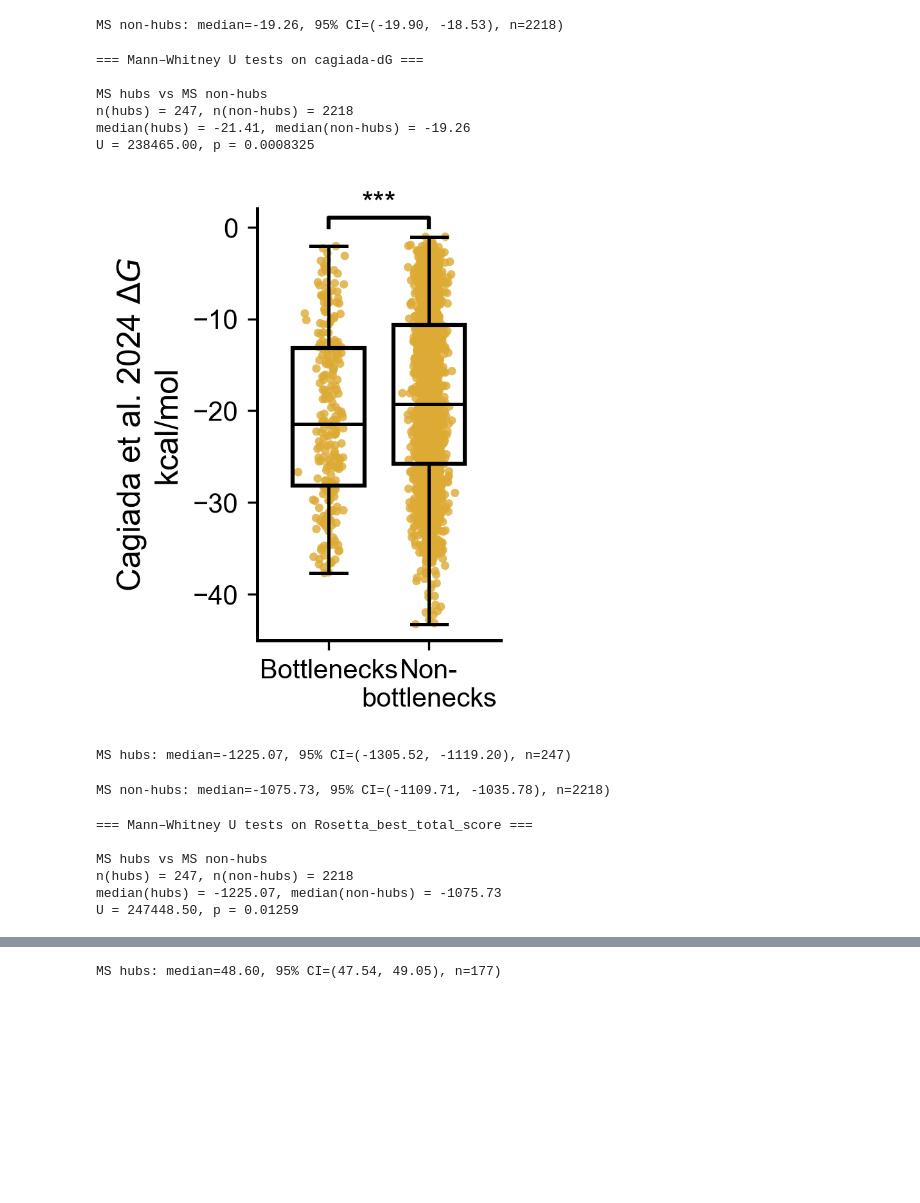
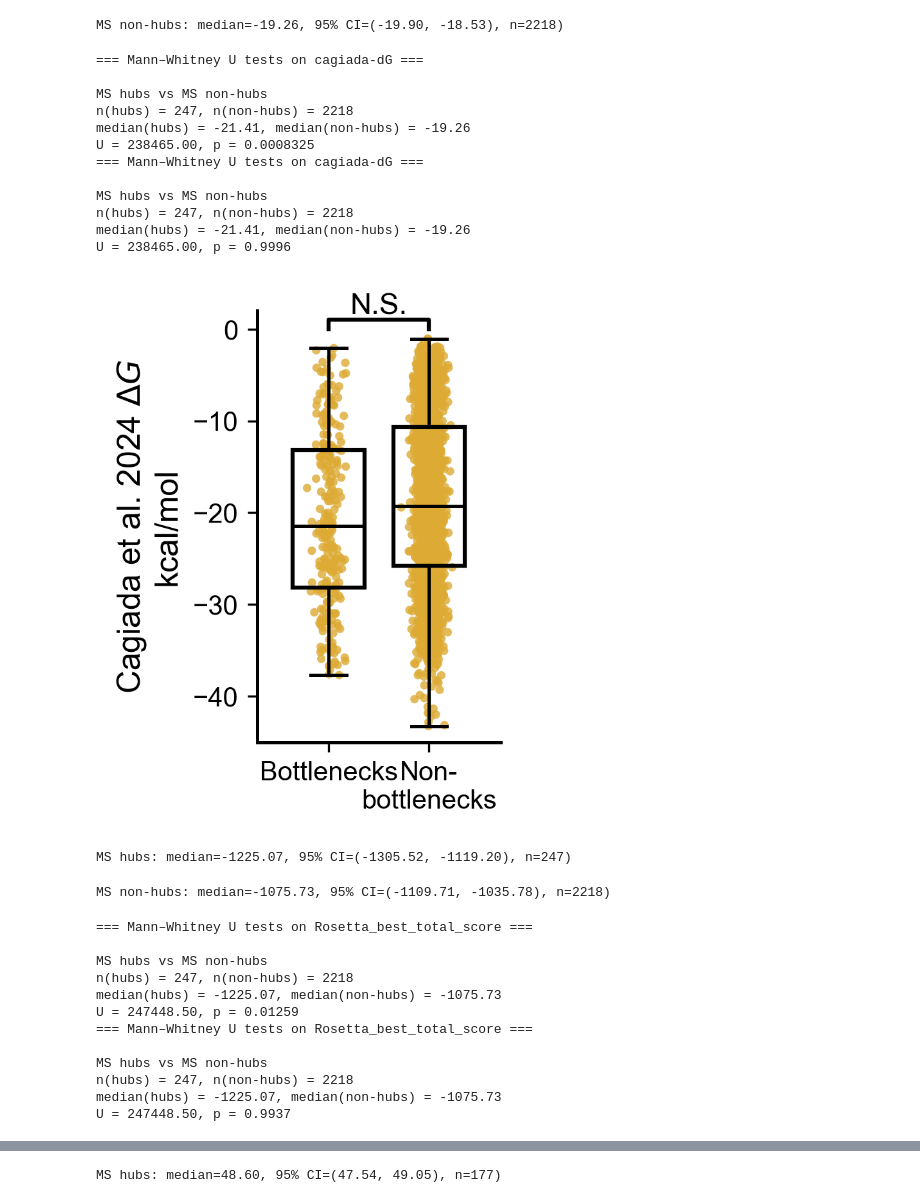
Before and after one commit to NCEMS/energetic-origins-of-PPI-connectivity, a Jupyter notebook: figures/supplementary/3-supplementary-figure.ipynb, the cells around one changed output, grey strips where cells are left out. Cells and saved outputs as stored; diff of their text form; code cells hidden in the pictures; blank space fills up the shorter version.

```diff
--- a/figures/supplementary/3-supplementary-figure.ipynb
+++ b/figures/supplementary/3-supplementary-figure.ipynb
@@ -315,6 +331,16 @@ print("\nMS hubs vs MS non-hubs")
 print(f"n(hubs) = {len(ms_hub_vals)}, n(non-hubs) = {len(ms_nothub_vals)}")
 print(f"median(hubs) = {np.median(ms_hub_vals):.2f}, median(non-hubs) = {np.median(ms_nothub_vals):.2f}")
 print(f"U = {ms_u:.2f}, p = {ms_p:.4g}")
+
+# MS: hubs vs non-hubs
+ms_u, ms_p = mannwhitneyu(ms_hub_vals, ms_nothub_vals, alternative="greater")
+
+print("=== Mann–Whitney U tests on cagiada-dG ===")
+
+print("\nMS hubs vs MS non-hubs")
+print(f"n(hubs) = {len(ms_hub_vals)}, n(non-hubs) = {len(ms_nothub_vals)}")
+print(f"median(hubs) = {np.median(ms_hub_vals):.2f}, median(non-hubs) = {np.median(ms_nothub_vals):.2f}")
+print(f"U = {ms_u:.2f}, p = {ms_p:.4g}")
 # %% [output]
 === Mann–Whitney U tests on cagiada-dG ===
 
@@ -322,6 +348,12 @@ MS hubs vs MS non-hubs
 n(hubs) = 247, n(non-hubs) = 2218
 median(hubs) = -21.41, median(non-hubs) = -19.26
 U = 238465.00, p = 0.0008325
+=== Mann–Whitney U tests on cagiada-dG ===
+
+MS hubs vs MS non-hubs
+n(hubs) = 247, n(non-hubs) = 2218
+median(hubs) = -21.41, median(non-hubs) = -19.26
+U = 238465.00, p = 0.9996
 # %%
 # Plot annotations
 def add_bracket_with_text(ax, x1, x2, y, text):
@@ -399,36 +431,36 @@ ax.set_ylim(-45, 2)   # 5% padding at bottom, 0 at top
 
 # Place significance bracket at a fixed, nice height just above 0
 bracket_y = 0  # you can adjust: -1, -3, -5 depending on taste
-add_bracket_with_text(ax, positions[0], positions[1], bracket_y, "***")
+add_bracket_with_text(ax, positions[0], positions[1], bracket_y, "N.S.")
 
 # === Horizontal lines + labels under the groups ===
 # Use x-axis transform so these sit below the x-axis, not in data (log) space
 trans = ax.get_xaxis_transform()  # x in data coords, y in axis fraction (0–1)
 
 # AE-MS group label under x-axis
 #ax.plot(
 #    [1.0, 1.7], [-0.16, -0.16],
 #    transform=trans,
 #    clip_on=False,
 #    color=MS_COLOR,
 #    lw=1.5,
 #)
 #ax.text(
 #    1.3, -0.20, "AE-MS",
 #    transform=trans,
 #    ha="center",
 #    va="top",
 #    fontsize=10,
 #    fontweight="bold",
 #    color=MS_COLOR,
 #)
 
 plt.xticks(fontsize=10)
 plt.tight_layout()
 plt.savefig("Supp3-2.svg")
 plt.show()
 # %% [output]
-[figure, old version]
+[figure, new version]
 # %%
 # Only remove inf/nan — DO NOT require > 0
 ms_hub_vals    = ms_hubs["Rosetta_best_total_score"].replace([np.inf, -np.inf], np.nan).dropna()
@@ -477,6 +509,16 @@ print("\nMS hubs vs MS non-hubs")
 print(f"n(hubs) = {len(ms_hub_vals)}, n(non-hubs) = {len(ms_nothub_vals)}")
 print(f"median(hubs) = {np.median(ms_hub_vals):.2f}, median(non-hubs) = {np.median(ms_nothub_vals):.2f}")
 print(f"U = {ms_u:.2f}, p = {ms_p:.4g}")
+
+# MS: hubs vs non-hubs
+ms_u, ms_p = mannwhitneyu(ms_hub_vals, ms_nothub_vals, alternative="greater")
+
+print("=== Mann–Whitney U tests on Rosetta_best_total_score ===")
+
+print("\nMS hubs vs MS non-hubs")
+print(f"n(hubs) = {len(ms_hub_vals)}, n(non-hubs) = {len(ms_nothub_vals)}")
+print(f"median(hubs) = {np.median(ms_hub_vals):.2f}, median(non-hubs) = {np.median(ms_nothub_vals):.2f}")
+print(f"U = {ms_u:.2f}, p = {ms_p:.4g}")
 # %% [output]
 === Mann–Whitney U tests on Rosetta_best_total_score ===
 
@@ -484,6 +526,12 @@ MS hubs vs MS non-hubs
 n(hubs) = 247, n(non-hubs) = 2218
 median(hubs) = -1225.07, median(non-hubs) = -1075.73
 U = 247448.50, p = 0.01259
+=== Mann–Whitney U tests on Rosetta_best_total_score ===
+
+MS hubs vs MS non-hubs
+n(hubs) = 247, n(non-hubs) = 2218
+median(hubs) = -1225.07, median(non-hubs) = -1075.73
+U = 247448.50, p = 0.9937
 # %%
 # Plot annotations
 def add_bracket_with_text(ax, x1, x2, y, text):
```
Also changed, not shown: parts of 5 cells of this notebook, 30 other files.
